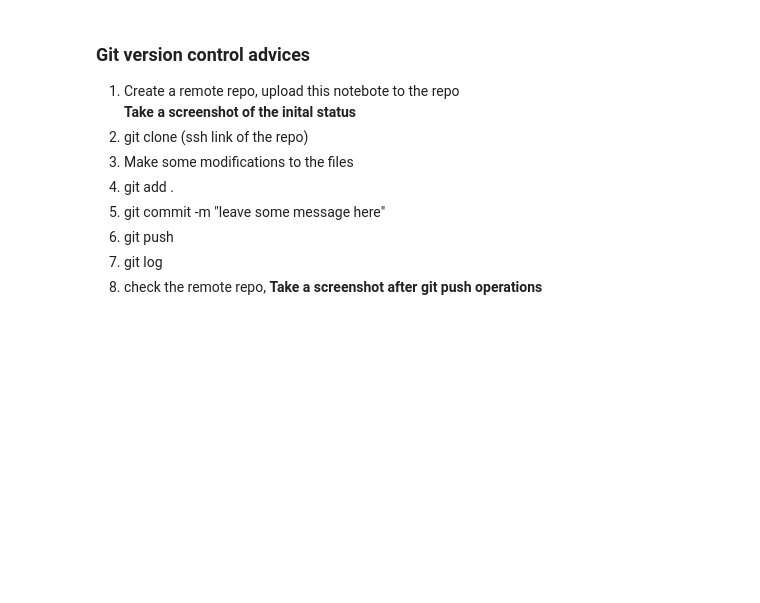
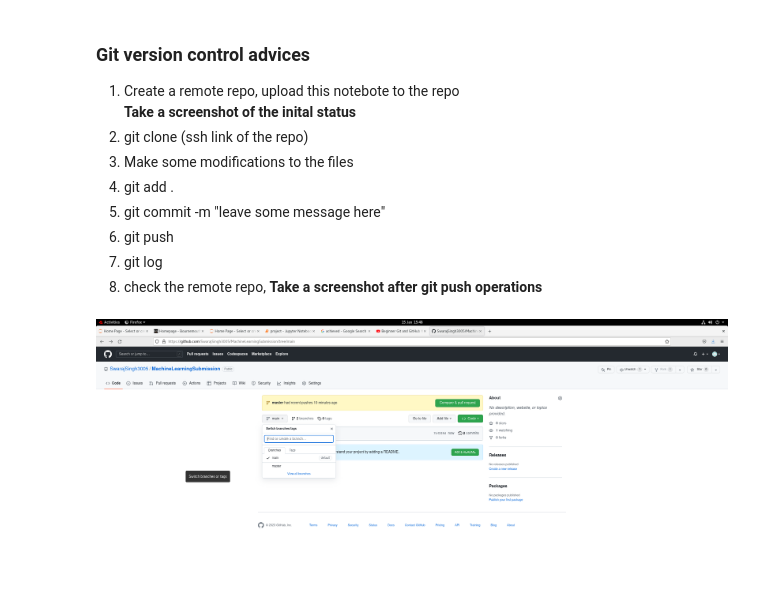
Before and after one commit to SwarajSingh3005/MachineLearningSubmission, a Jupyter notebook: project.ipynb, the cells around one changed output. Drawn from its saved outputs; the diff is of its cells as text; code cells hidden in the pictures; blank space fills up the shorter version.

```diff
--- a/project.ipynb
+++ b/project.ipynb
@@ -990,7 +988,9 @@ Please insert an image in the cell to show your git log
 8. check the remote repo, **Take a screenshot after git push operations**
 # %%
 from IPython.display import Image
-Image("./git-staging-workflow.png",width=900,height=500)
+Image("git.png",width=900,height=500)
+# %% [output]
+[figure, added]
 # %%
 Image("git pull.png",width=994,height=655)
 # %%
```
Also changed, not shown: parts of 20 cells of this notebook, 2 other files.
